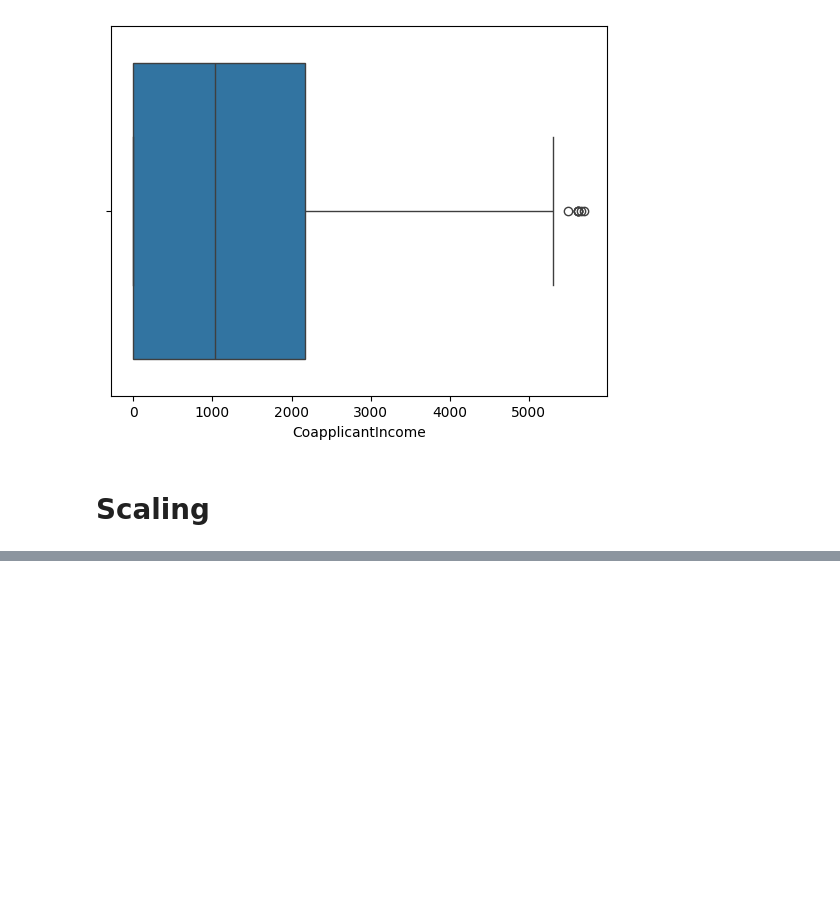
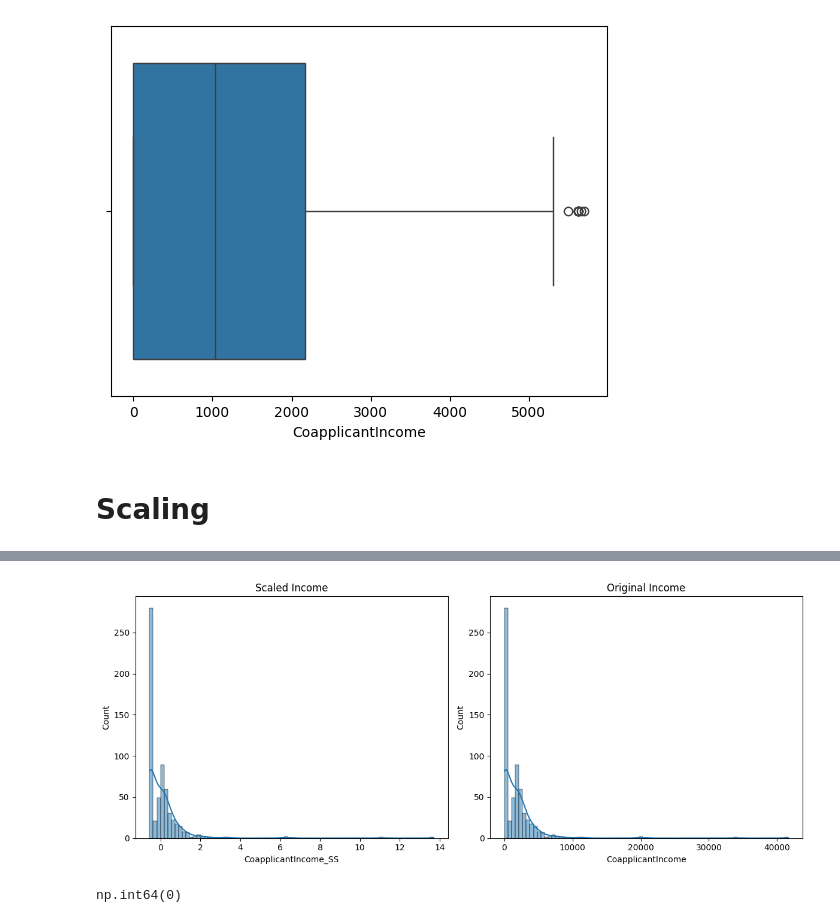
Before and after one commit to Its-Vikas-xd/Machine-Learning, a Jupyter notebook: Data Cleaning/Data Cleaning Practice/data_Cleaning.ipynb, the cells around one changed output, grey strips where cells are left out. Saved outputs shown, nothing was run; the diff lists cells and outputs as text; code cells hidden in the pictures; blank space fills up the shorter version.

Commit message:
Data Cleaning

```diff
--- a/Data Cleaning/Data Cleaning Practice/data_Cleaning.ipynb
+++ b/Data Cleaning/Data Cleaning Practice/data_Cleaning.ipynb
@@ -182,0 +195,5 @@ plt.show()
+# %%
+from sklearn.preprocessing import StandardScaler
+ss = StandardScaler()
+ss.fit(dataset[["CoapplicantIncome"]])
+dataset["CoapplicantIncome_SS"] = pd.DataFrame(ss.transform(dataset[["CoapplicantIncome"]]),columns=["CoapplicantIncome_SS"])
@@ -182,0 +212,21 @@ plt.show()
+# %%
+# Plotting the distributions of original and scaled income
+
+plt.figure(figsize=(12, 5))  # Optional: Adjust figure size
+
+plt.subplot(1, 2, 1)
+sns.histplot(dataset["CoapplicantIncome_SS"], kde=True)  # Use histplot instead of deprecated distplot
+plt.title("Scaled Income")
+
+plt.subplot(1, 2, 2)
+sns.histplot(dataset["CoapplicantIncome"], kde=True)
+plt.title("Original Income")
+
+plt.tight_layout()
+plt.show()
+# %% [output]
+[figure, added]
+# %%
+dataset.duplicated().sum()
+# %% [output]
+np.int64(0)
```
Also changed, not shown: parts of 4 cells of this notebook.
